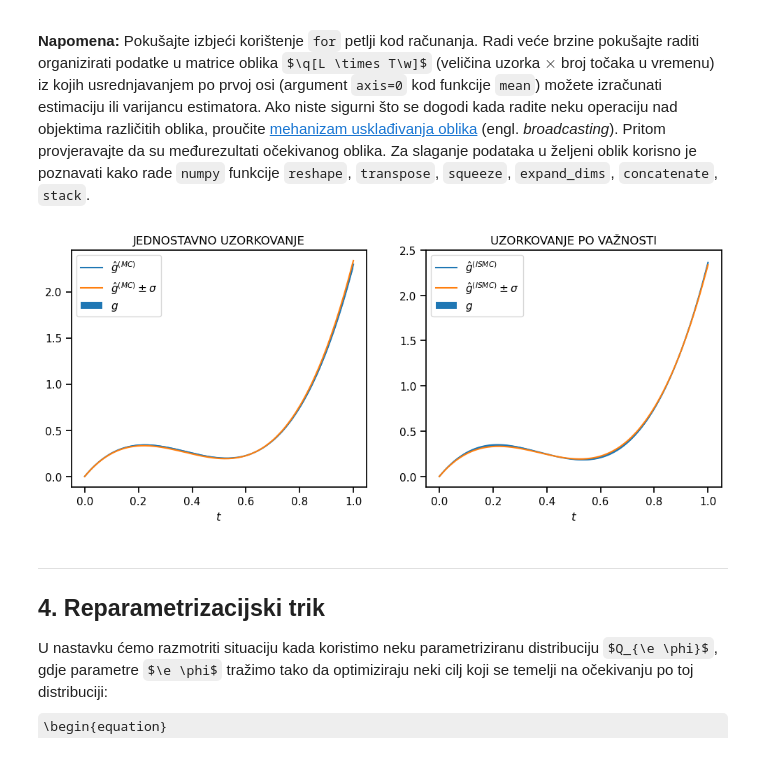
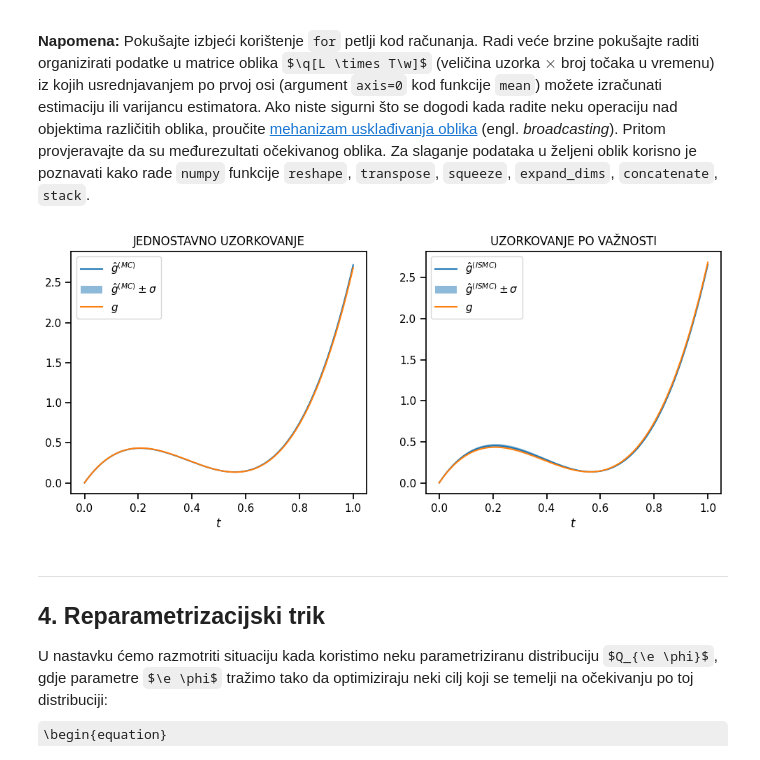
Before and after one commit to dinogrgic1/fer-deep-learning-2-labs, a Jupyter notebook: lab2/lab_2.ipynb, the cells around one changed output. Drawn from its saved outputs; the diff is of its cells as text; code cells hidden in the pictures; some formulas as TeX source.

```diff
--- a/lab2/lab_2.ipynb
+++ b/lab2/lab_2.ipynb
@@ -269,7 +269,7 @@ Vidi <a href="slika_1.png">sliku</a> za referencu.
 # %%
 ts = np.linspace(0.0, 1.0, 201)
 
-def mc_estimation(f, ts, size, zs):
+def mc_estimation(f, ts, zs):
     estimation = 0
     for z in zs:
         estimation += f(z, ts)
@@ -281,7 +281,7 @@ with plot_context(figsize=(10, 8), show=True):
         zs = np.random.choice(z_sample, size)
         with plot_context(subplot=(2, 2, i + 1), suptitle="ESTIMACIJA OČEKIVANJA", xlabel=r"$t$",
                           legend=[rf"$\hat{{g}}_{{{size}}}^{{(\mathit{{MC}})}}$", r"$g$"]):
-            plt.plot(ts, mc_estimation(f_numpy, ts, size, zs), 'k--')
+            plt.plot(ts, mc_estimation(f_numpy, ts, zs), 'k--')
             plt.plot(ts, g_numpy(ts))
 
     plt.tight_layout()
@@ -449,30 +448,30 @@ Za slaganje podataka u željeni oblik korisno je poznavati kako rade `numpy` fun
 # %%
 ts = np.linspace(0.0, 1.0, 201)
 
 zs = np.random.choice(z_sample, 1000)
 zs_important = np.random.choice(eps_sample, 1000)
 zs_important = Q_inv(zs_important)
 
 mc_est = mc_estimation(f_numpy, ts, zs)
-variance1 = (mc_est - e_numpy(ts)) ** 2
+variance1 = ((mc_est - g_numpy(ts)) ** 2)
 
 mc_est_importance = mc_estimation(f_num, ts, zs_important)
-variance2 = (mc_est_importance - e_numpy(ts)) ** 2
+variance2 = ((mc_est_importance - g_numpy(ts)) ** 2)
 
 with plot_context(figsize=(12, 4.5), show=True):
     with plot_context(subplot=(1, 2, 1), title="JEDNOSTAVNO UZORKOVANJE", xlabel="$t$",
                       legend=[r"$\hat{g}^{(\mathit{MC})}$", r"$\hat{g}^{(\mathit{MC})} \pm \sigma$", r"$g$"]):
         plt.plot(ts, mc_est)  # srednja vrijednost
-        plt.plot(ts, e_numpy(ts))
-        plt.fill_between(ts, mc_est - np.sqrt(variance1), mc_est + np.sqrt(variance1))  # interval povjerenja
+        plt.fill_between(ts, mc_est - np.sqrt(variance1), mc_est + np.sqrt(variance1), alpha=0.5)  # interval povjerenja
+        plt.plot(ts, g_numpy(ts))
 
     with plot_context(subplot=(1, 2, 2), title="UZORKOVANJE PO VAŽNOSTI", xlabel="$t$",
                       legend=[r"$\hat{g}^{(\mathit{ISMC})}$", r"$\hat{g}^{(\mathit{ISMC})} \pm \sigma$", r"$g$"]):
         plt.plot(ts, mc_est_importance)  # srednja vrijednost
-        plt.fill_between(ts, mc_est_importance - np.sqrt(variance2), mc_est_importance + np.sqrt(variance2))  # interval povjerenja
-        plt.plot(ts, e_numpy(ts))
+        plt.fill_between(ts, mc_est_importance - np.sqrt(variance2), mc_est_importance + np.sqrt(variance2), alpha=0.5)  # interval povjerenja
+        plt.plot(ts, g_numpy(ts))
 # %% [output]
-[figure, old version]
+[figure, new version]
 # %% [markdown]
 ---
 
```
Also changed, not shown: parts of 12 cells of this notebook.
